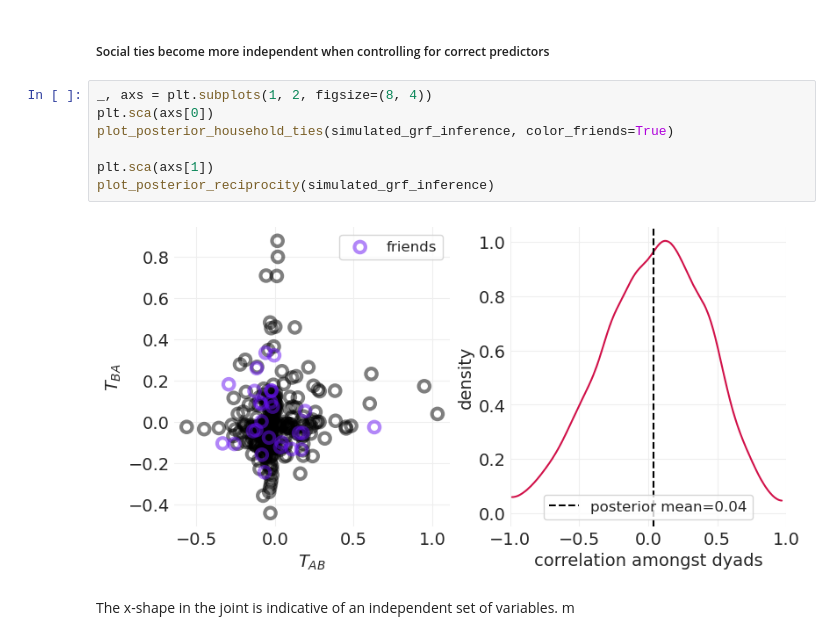
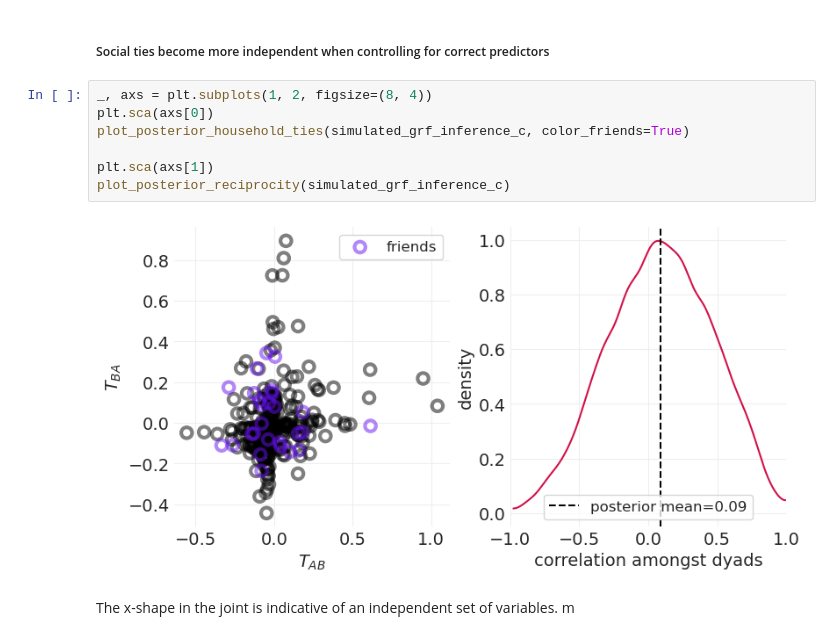
Before and after one commit to guillaumeberthon/StatRethink2023-PyMC5, a Jupyter notebook: Lecture 15 - Social Networks.ipynb, the cells around one changed output. Saved outputs shown, nothing was run; the diff lists cells and outputs as text.

```diff
--- a/Lecture 15 - Social Networks.ipynb
+++ b/Lecture 15 - Social Networks.ipynb
@@ -1455,12 +1546,12 @@ Giving/receiving is mostly explained by friendship and/or household wealth, so a
 # %%
 _, axs = plt.subplots(1, 2, figsize=(8, 4))
 plt.sca(axs[0])
-plot_posterior_household_ties(simulated_grf_inference, color_friends=True)
+plot_posterior_household_ties(simulated_grf_inference_c, color_friends=True)
 
 plt.sca(axs[1])
-plot_posterior_reciprocity(simulated_grf_inference)
+plot_posterior_reciprocity(simulated_grf_inference_c)
 # %% [output]
-[figure, old version]
+[figure, new version]
 # %% [markdown]
 The x-shape in the joint is indicative of an independent set of variables. m
 # %% [markdown]
```
Also changed, not shown: parts of 16 cells of this notebook.
